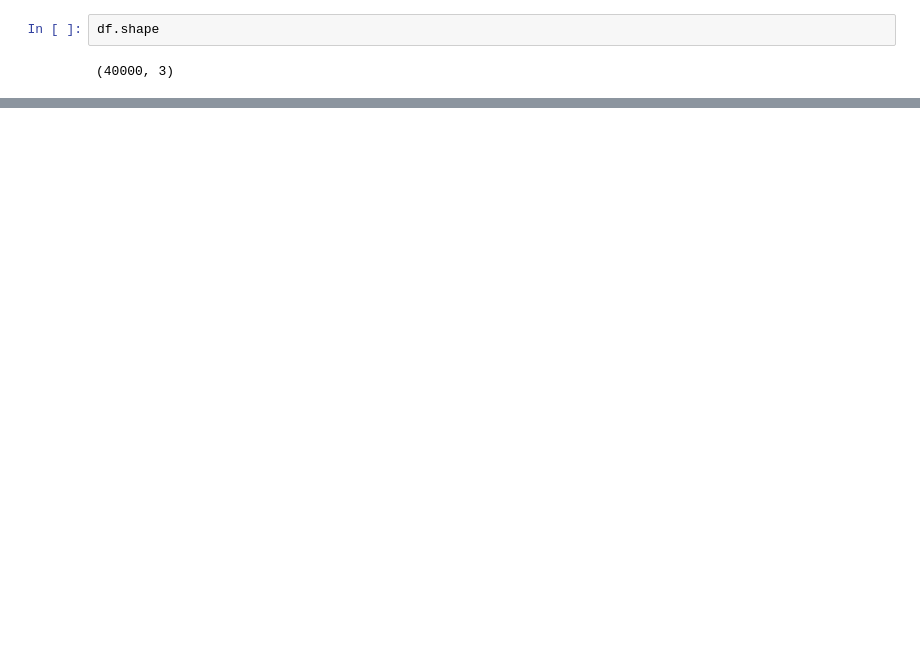
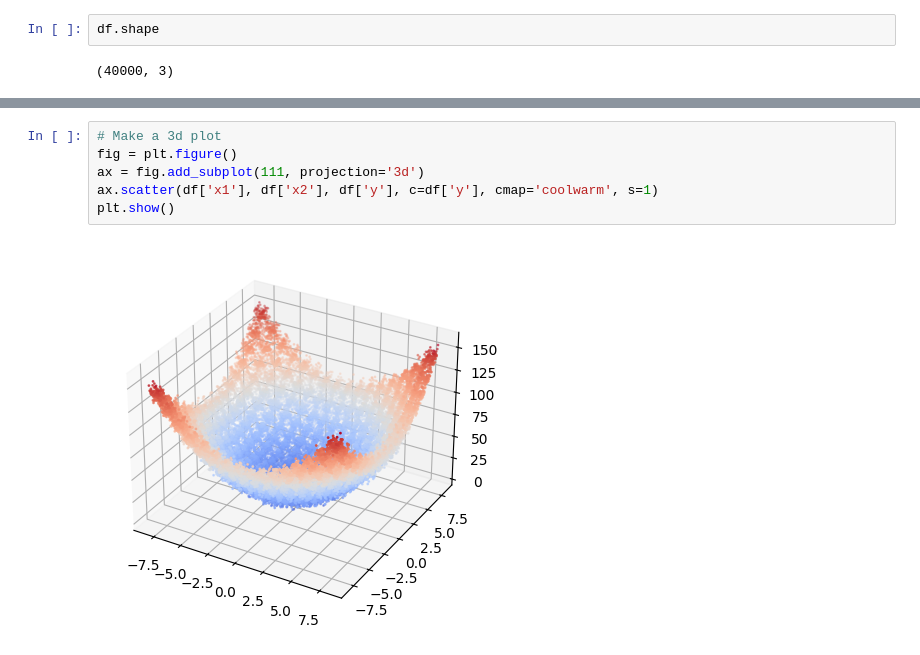
Before and after one commit to Zuyd-ADSAI/ZM001-2425-data-science, a Jupyter notebook: notebooks/ds_week4_visualization.ipynb, the cells around one changed output, grey strips where cells are left out. Cells and saved outputs as stored; diff of their text form; blank space fills up the shorter version.

```diff
--- a/notebooks/ds_week4_visualization.ipynb
+++ b/notebooks/ds_week4_visualization.ipynb
@@ -183,3 +193,11 @@ plt.scatter(df['x1'], df['x2'], c=df['y'], cmap='coolwarm', s=1)
+# %%
+# Make a 3d plot
+fig = plt.figure()
+ax = fig.add_subplot(111, projection='3d')
+ax.scatter(df['x1'], df['x2'], df['y'], c=df['y'], cmap='coolwarm', s=1)
+plt.show()
+# %% [output]
+[figure, added]
 # %%
 sns.pairplot(df, plot_kws={'s':3})
 # %% [output]
```
Also changed, not shown: parts of 14 cells of this notebook.
